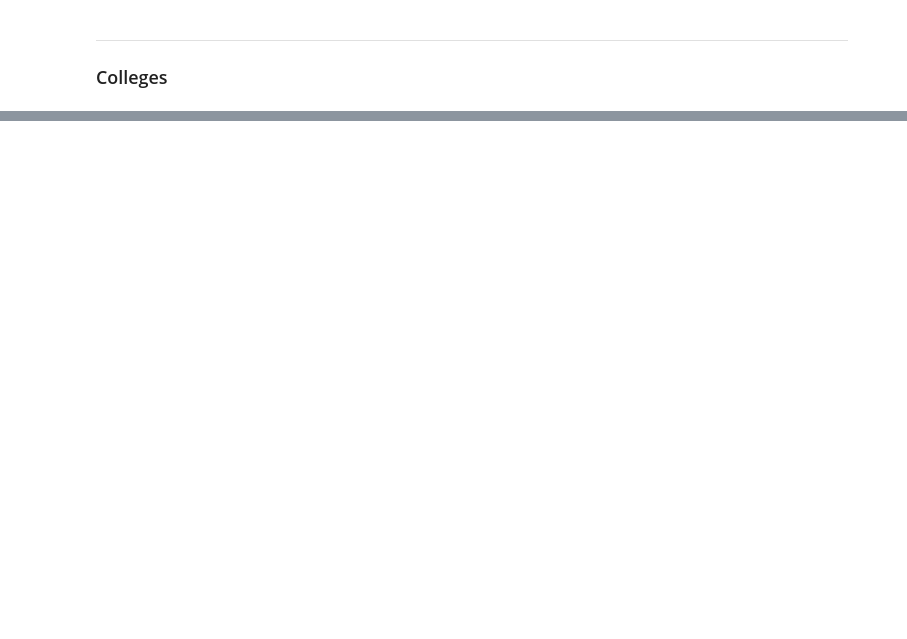
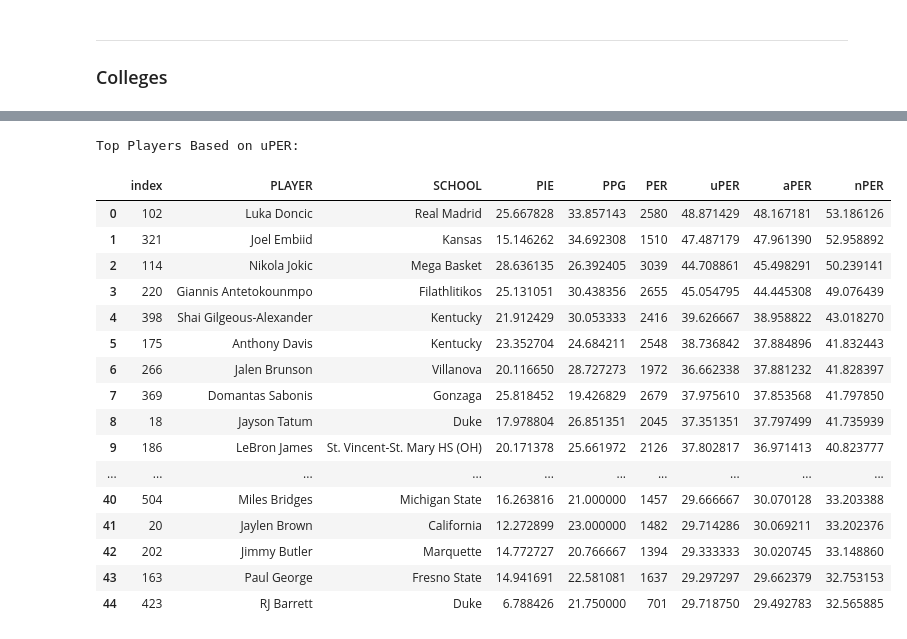
Before and after one commit to hluebbering/nba-stats, a Jupyter notebook: index.ipynb, the cells around one changed output, grey strips where cells are left out. Cells and saved outputs as stored; diff of their text form; code cells hidden in the pictures; blank space fills up the shorter version.

Commit message:
Update .gitignore, data CSVs, docs, and main notebook

```diff
--- a/index.ipynb
+++ b/index.ipynb
@@ -223,0 +289,2 @@ fig.show()
+# %%
+merged_df2 = pd.merge(merged_df, team_info_df, on='TEAM_ID', how='inner')
@@ -223,0 +306,3 @@ fig.show()
+# %%
+# Calculate points per game
+merged_df2['PPG'] = merged_df2['PTS'] / merged_df2['GP']
@@ -223,0 +358,57 @@ fig.show()
+# %%
+from nba_api.stats.endpoints import leaguedashteamstats, playercareerstats
+
+def fetch_pace_data(season):
+    team_stats = leaguedashteamstats.LeagueDashTeamStats(season=season, measure_type_detailed_defense='Advanced')
+    team_data = team_stats.get_data_frames()[0]
+    pace_data = team_data[['TEAM_ID', 'PACE']]
+    league_pace = pace_data['PACE'].mean()
+    return pace_data, league_pace
+
+# Fetch player stats and team pace data
+team_pace_data, league_pace = fetch_pace_data(season = '2023-24')
+# %%
+def calculate_PER(df, league_pace):
+    # Calculate the basic components of PER
+    df['REB'] = df['OREB'] + df['DREB']
+    df['PER'] = (df['PTS'] + df['REB'] + df['AST'] + df['STL'] + df['BLK'] - (df['FGA'] - df['FGM']) - (df['FTA'] - df['FTM']) - df['TOV'])
+    df['uPER'] = (df['PTS'] + df['REB'] + df['AST'] - df['TOV']) / df['GP']
+    df['aPER'] = df['uPER'] * (league_pace / df['PACE'])
+
+    league_average_aPER = df['aPER'].mean(skipna=True)
+    df['nPER'] = df['aPER'] * (15 / league_average_aPER)
+
+    return df
+
+# Apply the function to calculate PER and uPER
+merged_df3 = pd.merge(merged_df2, team_pace_data, on='TEAM_ID', how='inner')
+merged_df3 = calculate_PER(merged_df3, league_pace)
+# %%
+# Sorting players by PER in descending order
+overall_rankings = merged_df3.sort_values(by='nPER', ascending=False)
+
+# Selecting top players
+top_players = overall_rankings.head(45)
+
+# Displaying the top players
+print("Top Players Based on uPER:")
+top_players[['PLAYER', 'SCHOOL', 'PIE', 'PPG', 'PER', 'uPER', 'aPER', 'nPER']].reset_index()
+# %% [output]
+Top Players Based on uPER:
+|  | index | PLAYER | SCHOOL | PIE | PPG | PER | uPER | aPER | nPER |
+| 0 | 102 | Luka Doncic | Real Madrid | 25.667828 | 33.857143 | 2580 | 48.871429 | 48.167181 | 53.186126 |
+| 1 | 321 | Joel Embiid | Kansas | 15.146262 | 34.692308 | 1510 | 47.487179 | 47.961390 | 52.958892 |
+| 2 | 114 | Nikola Jokic | Mega Basket | 28.636135 | 26.392405 | 3039 | 44.708861 | 45.498291 | 50.239141 |
+| 3 | 220 | Giannis Antetokounmpo | Filathlitikos | 25.131051 | 30.438356 | 2655 | 45.054795 | 44.445308 | 49.076439 |
+| 4 | 398 | Shai Gilgeous-Alexander | Kentucky | 21.912429 | 30.053333 | 2416 | 39.626667 | 38.958822 | 43.018270 |
+| 5 | 175 | Anthony Davis | Kentucky | 23.352704 | 24.684211 | 2548 | 38.736842 | 37.884896 | 41.832443 |
+| 6 | 266 | Jalen Brunson | Villanova | 20.116650 | 28.727273 | 1972 | 36.662338 | 37.881232 | 41.828397 |
+| 7 | 369 | Domantas Sabonis | Gonzaga | 25.818452 | 19.426829 | 2679 | 37.975610 | 37.853568 | 41.797850 |
+| 8 | 18 | Jayson Tatum | Duke | 17.978804 | 26.851351 | 2045 | 37.351351 | 37.797499 | 41.735939 |
+| 9 | 186 | LeBron James | St. Vincent-St. Mary HS (OH) | 20.171378 | 25.661972 | 2126 | 37.802817 | 36.971413 | 40.823777 |
+| ... | ... | ... | ... | ... | ... | ... | ... | ... | ... |
+| 40 | 504 | Miles Bridges | Michigan State | 16.263816 | 21.000000 | 1457 | 29.666667 | 30.070128 | 33.203388 |
+| 41 | 20 | Jaylen Brown | California | 12.272899 | 23.000000 | 1482 | 29.714286 | 30.069211 | 33.202376 |
+| 42 | 202 | Jimmy Butler | Marquette | 14.772727 | 20.766667 | 1394 | 29.333333 | 30.020745 | 33.148860 |
+| 43 | 163 | Paul George | Fresno State | 14.941691 | 22.581081 | 1637 | 29.297297 | 29.662379 | 32.753153 |
+| 44 | 423 | RJ Barrett | Duke | 6.788426 | 21.750000 | 701 | 29.718750 | 29.492783 | 32.565885 |
```
Also changed, not shown: parts of 27 cells of this notebook, 7 other files.
